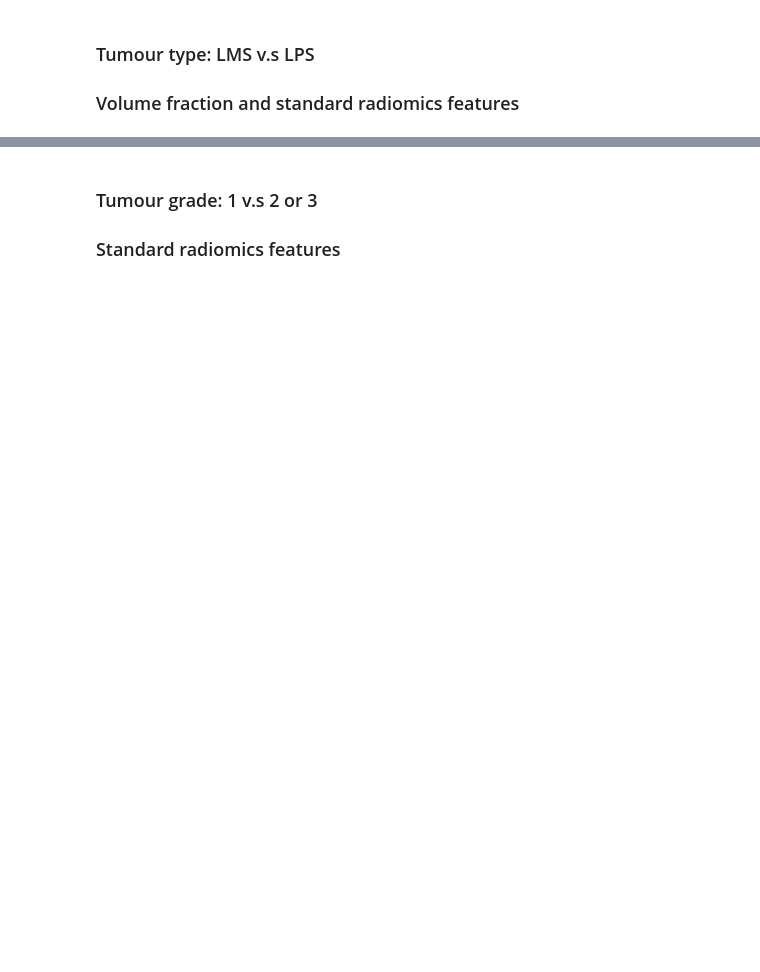
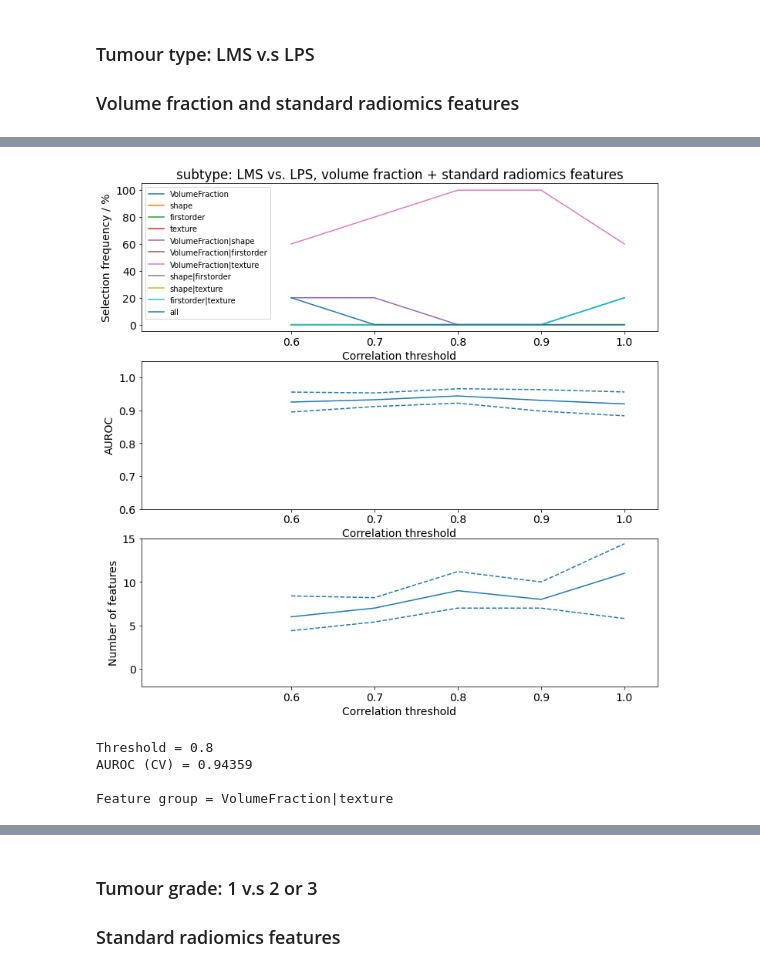
Before and after one commit to MatthewOrton/git_radsarc, a Jupyter notebook: classification/LR_GroupSelection.ipynb, the cells around one changed output, grey strips where cells are left out. Drawn from its saved outputs; the diff is of its cells as text; code cells hidden in the pictures; blank space fills up the shorter version.

```diff
--- a/classification/LR_GroupSelection.ipynb
+++ b/classification/LR_GroupSelection.ipynb
@@ -28,8 +28,8 @@ rootFolder = os.path.join(os.path.expanduser("~"), 'Dicom Files/RADSARC_R')
 from fit_LR_groupSelection_correlationThresholds import fit_LR_groupSelection_correlationThresholds, plotResultExperiments, displayOneExperiment
 
 n_splits = 10
-n_repeats = 50
-thresholds = np.round(np.arange(0.6,1.00001,0.01), 2)
+n_repeats = 10 #50
+thresholds = np.round(np.arange(0.6,1.00001,0.025), 2)
 penalty = 'l1'
 # %% [markdown]
 ### Utility functions
@@ -57,13 +57,13 @@ dfClinical = pd.read_excel(clinicalSpreadsheet, sheet_name='220818_Completed seg
 dfClinical = dfClinical[['Anon Code', 'Grade', 'subtype']]
 # %%
 # open radiomics data
-dfRad = pd.read_csv(os.path.join(rootFolder, 'XNAT/extractions/extractions__20221109_2030_allRegions/radiomicFeatures/radiomicFeatures.csv'))
+dfRad = pd.read_csv(os.path.join(rootFolder, 'XNAT/extractions/extractions__20221122_1628_allRegions_volFracApprox/radiomicFeatures/radiomicFeatures.csv'))
 dfRad.drop(list(dfRad.filter(regex = 'source')), axis = 1, inplace = True)
 dfRad.drop(list(dfRad.filter(regex = 'diagnostic')), axis = 1, inplace = True)
 dfRad.drop(list(dfRad.filter(regex = 'histogram')), axis = 1, inplace = True)
 
 # open reproducibility data
-dfRadRep = pd.read_csv(os.path.join(rootFolder, 'XNAT/extractions/extractions__20221109_1137_repro/radiomicFeatures/radiomicFeatures.csv'))
+dfRadRep = pd.read_csv(os.path.join(rootFolder, 'XNAT/extractions/extractions__20221122_2037_repro_volFracApprox/radiomicFeatures/radiomicFeatures.csv'))
 dfRadRep.drop(list(dfRadRep.filter(regex = 'source')), axis = 1, inplace = True)
 dfRadRep.drop(list(dfRadRep.filter(regex = 'diagnostic')), axis = 1, inplace = True)
 dfRadRep.drop(list(dfRadRep.filter(regex = 'histogram')), axis = 1, inplace = True)
@@ -143,6 +175,7 @@ if outputFolder is None:
     outputFolder = os.path.join(rootFolder, 'XNAT/experiments/LR_GroupSelection__' + strftime("%Y%m%d_%H%M", localtime()))
     os.mkdir(outputFolder)
     os.mkdir(os.path.join(outputFolder, 'code'))
+    os.mkdir(os.path.join(outputFolder, 'figures'))
 
     jupyterFile = os.path.join(os.path.abspath(""), 'LR_GroupSelection.ipynb')
     shutil.copyfile(jupyterFile, os.path.join(outputFolder, 'code', 'LR_GroupSelection.ipynb'))
@@ -227,5 +247,0 @@ AUROC = 0.915 ± 0.0708
-# %%
-plotResultExperiments(resultStandardType, titleStr=target + ': LMS vs. LPS, standard radiomics features')
-
-bestCoef, pdFreq = displayOneExperiment(resultStandardType, threshold=0.94)
-display(pdFreq.style.hide_index())
@@ -255,15 +249,48 @@ Feature group = firstorder|texture
 ### Tumour type: LMS v.s LPS
 ### Volume fraction and standard radiomics features
 # %%
-# merge clinical and radiomics data into single frame
-df = dfClinical.merge(dfRad, left_on='Anon Code', right_on='StudyPatientName')
-df.drop('Anon Code', axis=1, inplace=True)
-df.drop('StudyPatientName', axis=1, inplace=True)
+if True:
+    # merge clinical and radiomics data into single frame
+    df = dfClinical.merge(dfRad, left_on='Anon Code', right_on='StudyPatientName')
+    df.drop('Anon Code', axis=1, inplace=True)
+    df.drop('StudyPatientName', axis=1, inplace=True)
 
-target = 'subtype'
-featureSet = 'lesion_original|sarcomaFeature'
+    target = 'subtype'
+    featureSet = 'lesion_original|sarcomaFeature'
 
-df = df.filter(regex=featureSet + '|' + target)
+    df = df.filter(regex=featureSet + '|' + target)
 
-# remove one of the volume fraction features as it is co-linear with the others
-df.drop('lesion_sarcomaFeature_mid enhancingVolumeFraction', axis=1, inplace=True)
+    # remove one of the volume fraction features as it is co-linear with the others
+    df.drop('lesion_sarcomaFeature_mid enhancingVolumeFraction', axis=1, inplace=True)
+
+    settings = {'n_splits':n_splits,
+                'n_repeats':n_repeats,
+                'thresholds':thresholds,
+                'penalty':penalty
+               }
+
+    quickLoadFile = os.path.join(outputFolder, 'LR_GroupSelection_VolumeFractions_TumourType.pickle')
+
+    if os.path.exists(quickLoadFile):
+        with open(quickLoadFile, 'rb') as handle:
+            result = pickle.load(handle)
+    else:
+        result = fit_LR_groupSelection_correlationThresholds(df, target, settings)
+
+        if saveOutputs:
+            with open(quickLoadFile, 'wb') as handle:
+                pickle.dump(result, handle)
+
+    resultVolFracType = copy.deepcopy(result)
+
+    del result
+
+    plotResultExperiments(resultVolFracType,
+                          titleStr = target + ': LMS vs. LPS, volume fraction + standard radiomics features',
+                          outputFile=os.path.join(outputFolder, 'figures', 'subtype_standard_volFrac.pdf'))
+
+
+    bestCoef, pdFreq = displayOneExperiment(resultVolFracType)
+    pdFreq = pdFreq.loc[pdFreq.Coef!='',:] # trim off any coeff that aren't in the best model
+    display(pdFreq.style.hide_index())
+# %% [output]
@@ -269,0 +316,5 @@ df.drop('lesion_sarcomaFeature_mid enhancingVolumeFraction', axis=1, inplace=Tru
+[figure, added]
+Threshold = 0.8
+AUROC (CV) = 0.94359
+
+Feature group = VolumeFraction|texture
```
Also changed, not shown: parts of 22 cells of this notebook, 1 other file.
